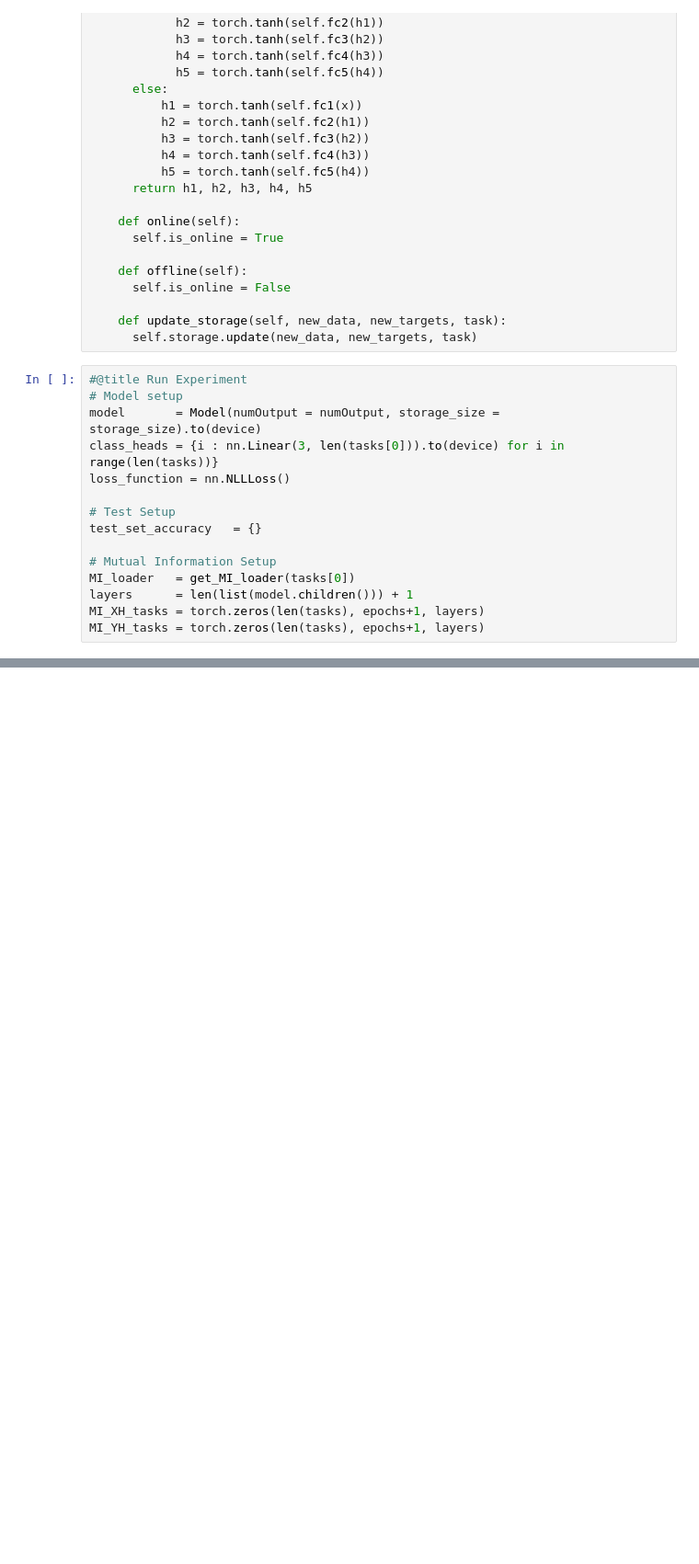
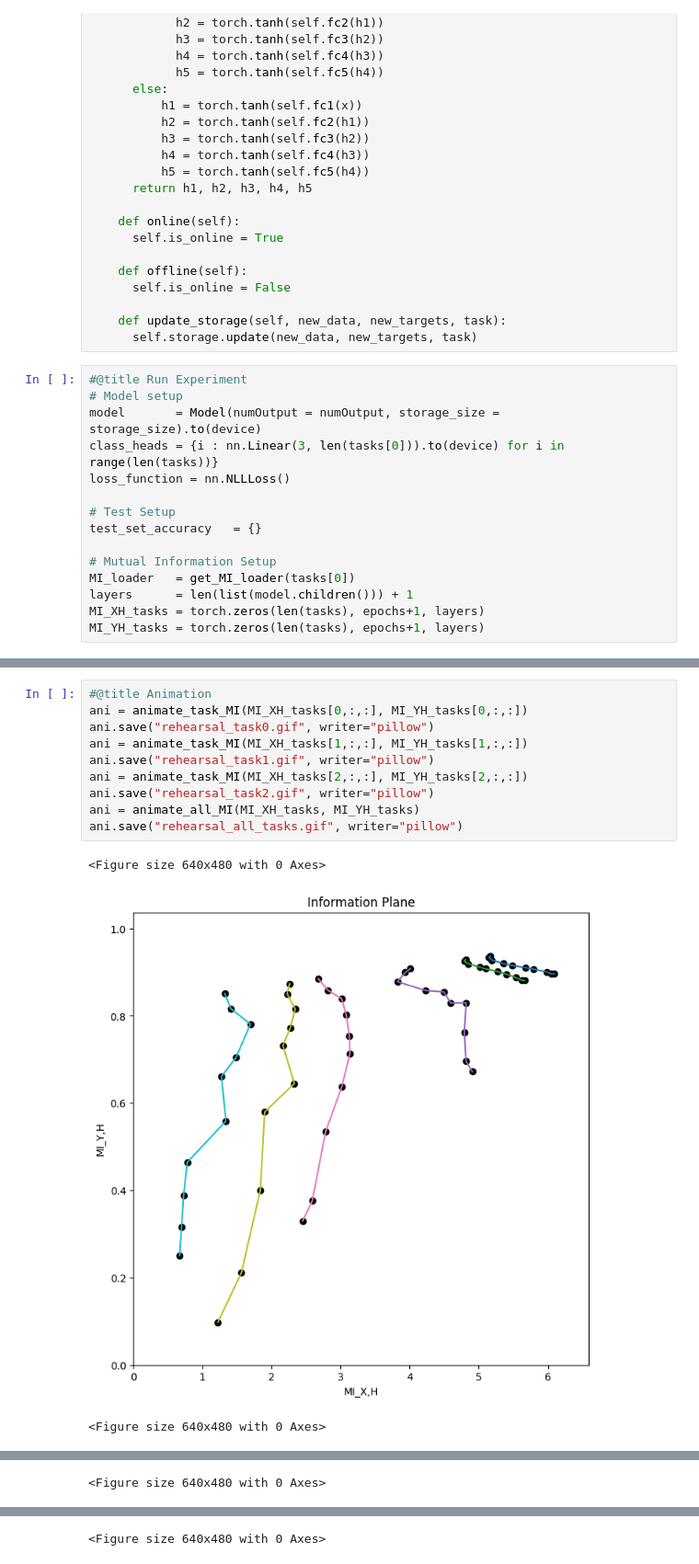
Before and after one commit to prasanthyss/MAT1510_Project-, a Jupyter notebook: rehearsal.ipynb, the cells around one changed output, grey strips where cells are left out. Shown at 92% size. Drawn from its saved outputs; the diff is of its cells as text; blank space fills up the shorter version.

Commit message:
Added animation and seeding

```diff
--- a/rehearsal.ipynb
+++ b/rehearsal.ipynb
@@ -748,0 +817,14 @@ NameError: name 'XH_data' is not defined
+# %%
+#@title Animation
+ani = animate_task_MI(MI_XH_tasks[0,:,:], MI_YH_tasks[0,:,:])
+ani.save("rehearsal_task0.gif", writer="pillow")
+ani = animate_task_MI(MI_XH_tasks[1,:,:], MI_YH_tasks[1,:,:])
+ani.save("rehearsal_task1.gif", writer="pillow")
+ani = animate_task_MI(MI_XH_tasks[2,:,:], MI_YH_tasks[2,:,:])
+ani.save("rehearsal_task2.gif", writer="pillow")
+ani = animate_all_MI(MI_XH_tasks, MI_YH_tasks)
+ani.save("rehearsal_all_tasks.gif", writer="pillow")
+# %% [output]
+<Figure size 640x480 with 0 Axes>
+[figure, added]
+<Figure size 640x480 with 0 Axes>
@@ -748,0 +832 @@ NameError: name 'XH_data' is not defined
+<Figure size 640x480 with 0 Axes>
@@ -748,0 +834 @@ NameError: name 'XH_data' is not defined
+<Figure size 640x480 with 0 Axes>
```
Also changed, not shown: parts of 9 cells of this notebook.
